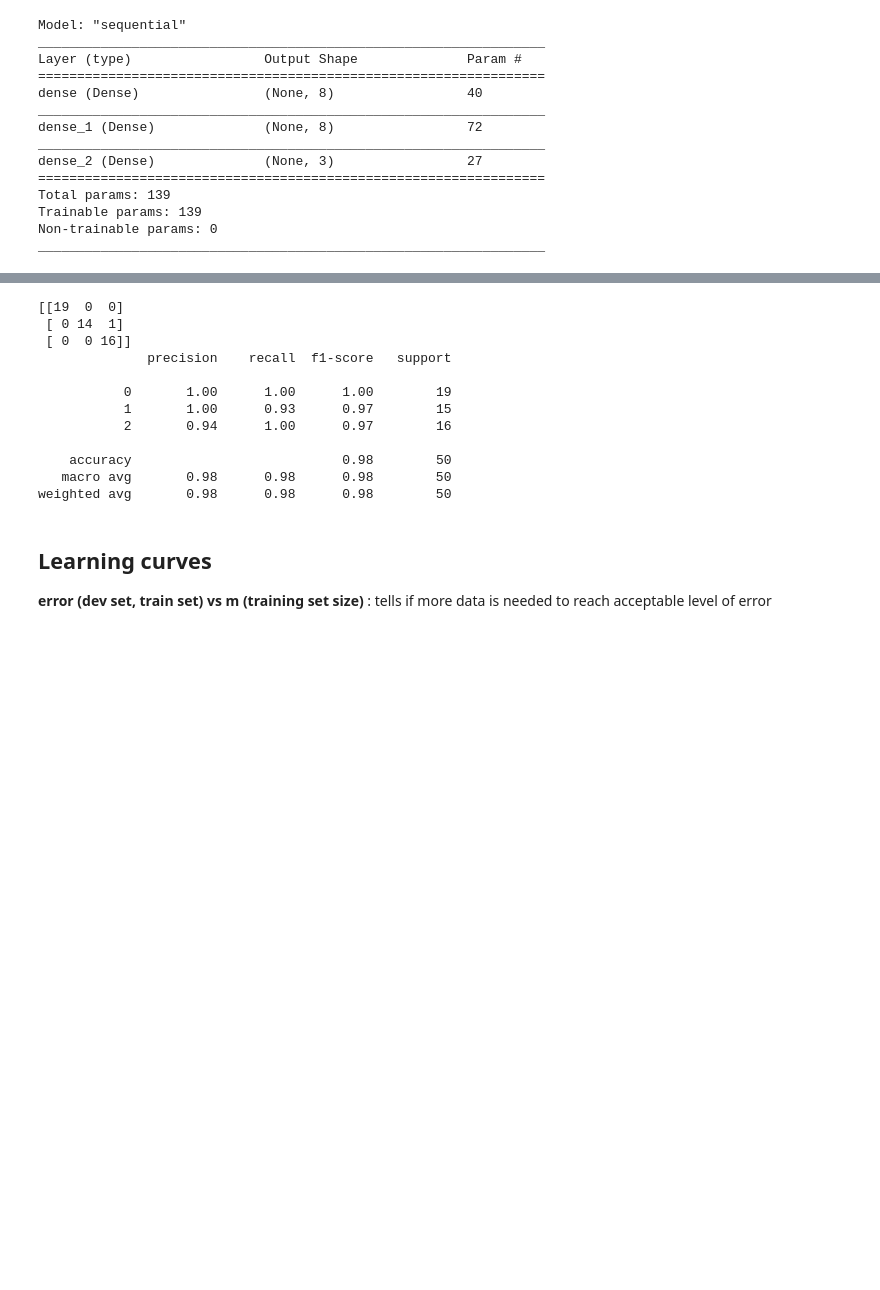
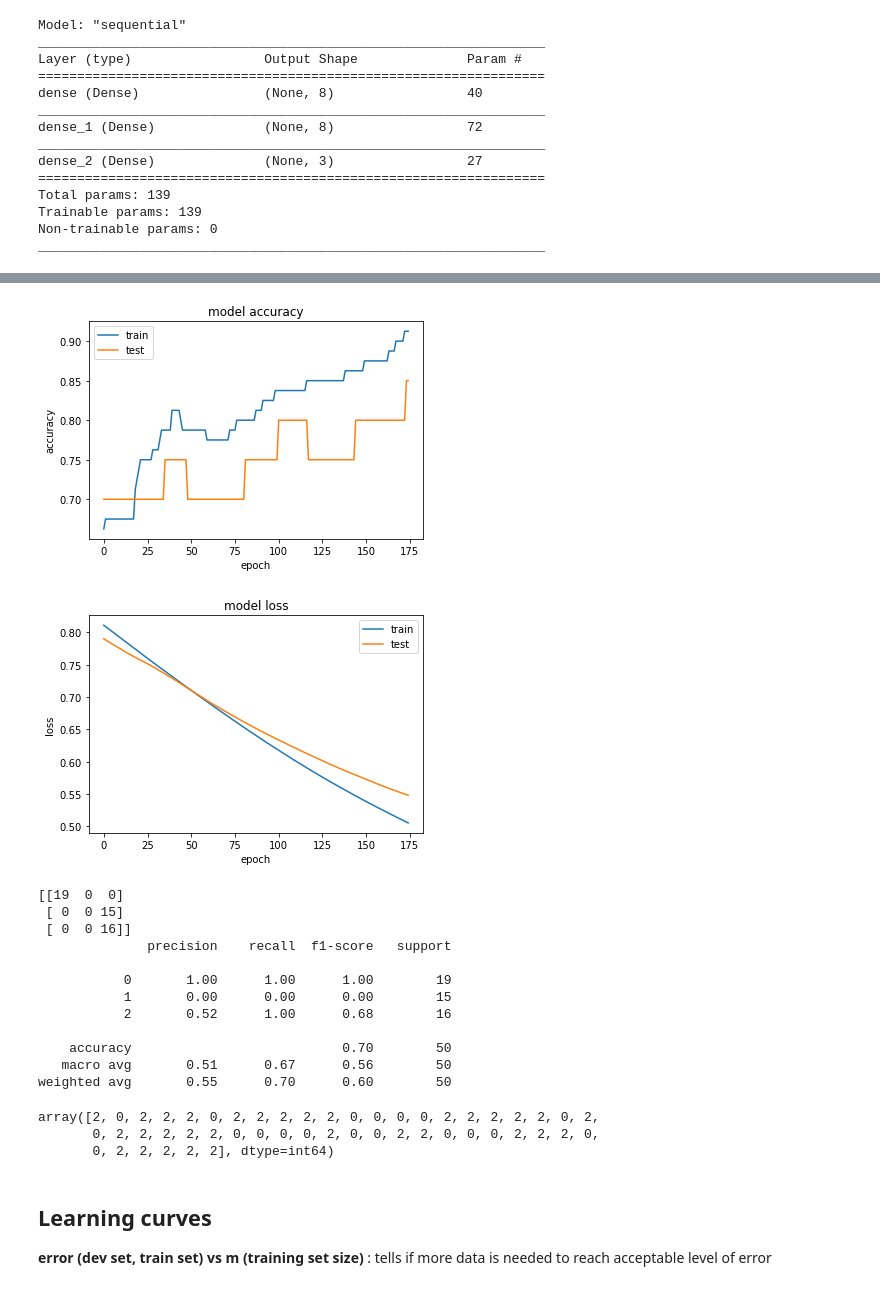
Before and after one commit to mendelevium/summary-cb-ds-1, a Jupyter notebook: x-Keras.ipynb, the cells around one changed output, grey strips where cells are left out. Drawn from its saved outputs; the diff is of its cells as text; code cells hidden in the pictures; blank space fills up the shorter version.

```diff
--- a/x-Keras.ipynb
+++ b/x-Keras.ipynb
@@ -32,13 +31,13 @@ scaled_X_train = scaler_object.transform(X_train)
 scaled_X_test = scaler_object.transform(X_test)
 # %%
 # Building Network
-from keras.models import Sequential
 from keras.layers import Dense
 
-model = Sequential()
+model = keras.Sequential()
 model.add(Dense(8, input_dim=4, activation='relu')) # Input layer
 model.add(Dense(8, input_dim=4, activation='relu')) # Hidden layer
 model.add(Dense(3, activation='softmax')) # Output layer
+
 model.compile(loss='categorical_crossentropy', optimizer='adam', metrics=['accuracy'])
 model.summary()
 # %% [output]
@@ -57,10 +56,21 @@ Trainable params: 139
 Non-trainable params: 0
 _________________________________________________________________
 # %%
+from keras.callbacks import EarlyStopping
+#from keras.callbacks import ModelCheckpoint
+
 # Train and Predict
-model.fit(scaled_X_train,y_train,epochs=200, verbose=1)
+batch_size = 128
+epochs = 175
 
-# Spits out probabilities by default.
-# predictions = model.predict(scaled_X_test)
-predictions = model.predict_classes(scaled_X_test)
+# simple early stopping
+es = EarlyStopping(monitor='val_loss', mode='min', verbose=1)
+#mc = ModelCheckpoint('models/best_model.h5', monitor='val_accuracy', mode='max', verbose=1, save_best_only=True)
+# fit
+history = model.fit(scaled_X_train, y_train, batch_size=batch_size,
+                    epochs=epochs, validation_split=0.2, verbose=1)
+
+# Spits out probabilities by default
+predictions = np.argmax(model.predict(scaled_X_test), axis=-1)
+#predictions = model.predict_classes(scaled_X_test)
 # %% [output]
@@ -84,3 +94,24 @@ Epoch 200/200
+# %%
+import matplotlib.pyplot as plt
+# summarize history for accuracy
+plt.plot(history.history['accuracy'])
+plt.plot(history.history['val_accuracy'])
+plt.title('model accuracy')
+plt.ylabel('accuracy')
+plt.xlabel('epoch')
+plt.legend(['train', 'test'], loc='upper left')
+plt.show()
+# summarize history for loss
+plt.plot(history.history['loss'])
+plt.plot(history.history['val_loss'])
+plt.title('model loss')
+plt.ylabel('loss')
+plt.xlabel('epoch')
+plt.legend(['train', 'test'], loc='upper right')
+plt.show()
+# %% [output]
+[figure, added]
+[figure, added]
 # %%
 # Evaluate
 from sklearn import metrics
@@ -89,16 +120,16 @@ print(metrics.confusion_matrix(y_test.argmax(axis=1),predictions))
 print(metrics.classification_report(y_test.argmax(axis=1),predictions))
 # %% [output]
 [[19  0  0]
- [ 0 14  1]
+ [ 0  0 15]
  [ 0  0 16]]
               precision    recall  f1-score   support
 
            0       1.00      1.00      1.00        19
-           1       1.00      0.93      0.97        15
-           2       0.94      1.00      0.97        16
+           1       0.00      0.00      0.00        15
+           2       0.52      1.00      0.68        16
 
-    accuracy                           0.98        50
-   macro avg       0.98      0.98      0.98        50
-weighted avg       0.98      0.98      0.98        50
+    accuracy                           0.70        50
+   macro avg       0.51      0.67      0.56        50
+weighted avg       0.55      0.70      0.60        50
 # %%
 # Save
@@ -106,8 +137,13 @@ model.save('myfirstmodel.h5')
 # %%
 # Load
 from keras.models import load_model
-newmodel = load_model('myfirstmodel.h5')
-newmodel.predict_classes(scaled_X_test)
+#checkpoint_model = load_model('best_model.h5')
+newmodel = load_model('models/myfirstmodel.h5')
+np.argmax(newmodel.predict(scaled_X_test), axis=-1)
+# %% [output]
+array([2, 0, 2, 2, 2, 0, 2, 2, 2, 2, 2, 0, 0, 0, 0, 2, 2, 2, 2, 2, 0, 2,
+       0, 2, 2, 2, 2, 2, 0, 0, 0, 0, 2, 0, 0, 2, 2, 0, 0, 0, 2, 2, 2, 0,
+       0, 2, 2, 2, 2, 2], dtype=int64)
 # %% [markdown]
 ## Learning curves
 
```
Also changed, not shown: parts of 7 cells of this notebook, 13 other files.
